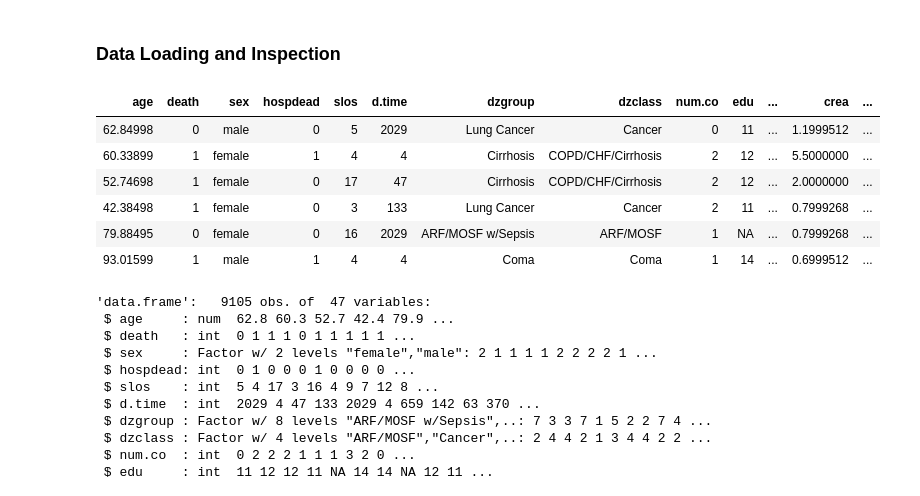
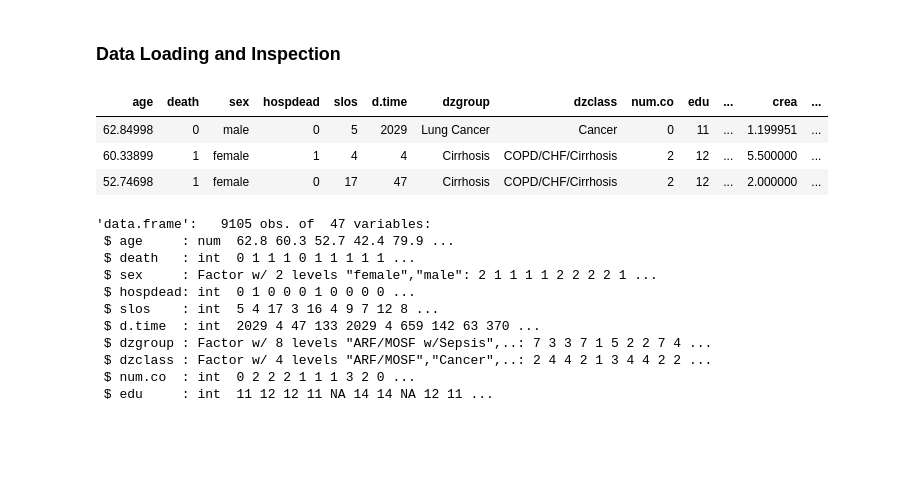
Before and after one commit to SamuelDevdas/Life-Support-ML1-HSLU, a Jupyter notebook: ML1-Samuel-NB.ipynb, the cells around one changed output. Saved outputs shown, nothing was run; the diff lists cells and outputs as text; code cells hidden in the pictures; blank space fills up the shorter version.

```diff
--- a/ML1-Samuel-NB.ipynb
+++ b/ML1-Samuel-NB.ipynb
@@ -9,15 +9,12 @@ df_description <- read.csv("support-variables-description.csv", header = TRUE, s
 # df_description
 # %%
 # Inspect dataset
-head(df_support)
+head(df_support, 3)
 # %% [output]
 | age | death | sex | hospdead | slos | d.time | dzgroup | dzclass | num.co | edu | ... | crea | ... |
-| 62.84998 | 0 | male | 0 | 5 | 2029 | Lung Cancer | Cancer | 0 | 11 | ... | 1.1999512 | ... |
-| 60.33899 | 1 | female | 1 | 4 | 4 | Cirrhosis | COPD/CHF/Cirrhosis | 2 | 12 | ... | 5.5000000 | ... |
-| 52.74698 | 1 | female | 0 | 17 | 47 | Cirrhosis | COPD/CHF/Cirrhosis | 2 | 12 | ... | 2.0000000 | ... |
-| 42.38498 | 1 | female | 0 | 3 | 133 | Lung Cancer | Cancer | 2 | 11 | ... | 0.7999268 | ... |
-| 79.88495 | 0 | female | 0 | 16 | 2029 | ARF/MOSF w/Sepsis | ARF/MOSF | 1 | NA | ... | 0.7999268 | ... |
-| 93.01599 | 1 | male | 1 | 4 | 4 | Coma | Coma | 1 | 14 | ... | 0.6999512 | ... |
+| 62.84998 | 0 | male | 0 | 5 | 2029 | Lung Cancer | Cancer | 0 | 11 | ... | 1.199951 | ... |
+| 60.33899 | 1 | female | 1 | 4 | 4 | Cirrhosis | COPD/CHF/Cirrhosis | 2 | 12 | ... | 5.500000 | ... |
+| 52.74698 | 1 | female | 0 | 17 | 47 | Cirrhosis | COPD/CHF/Cirrhosis | 2 | 12 | ... | 2.000000 | ... |
 # %%
 # Check structure of dataset
 str(df_support)
```
Also changed, not shown: parts of 14 cells of this notebook.
